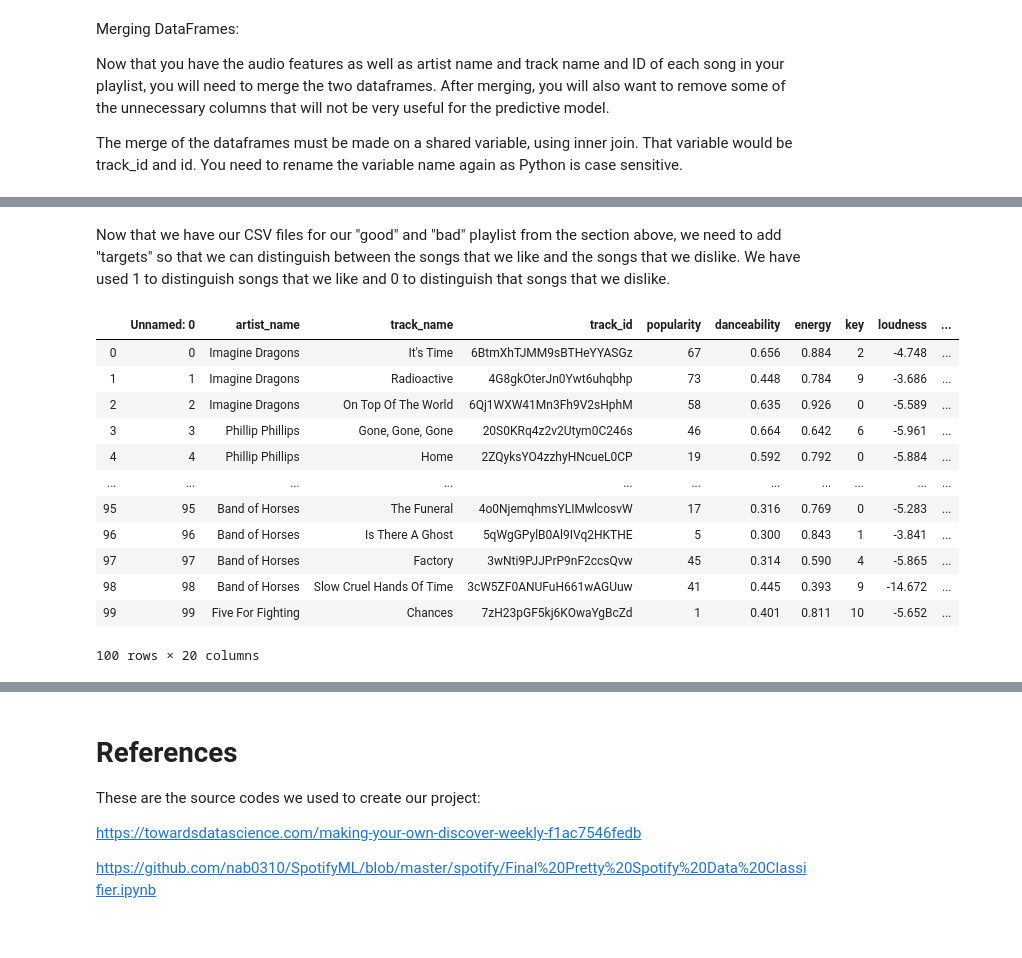
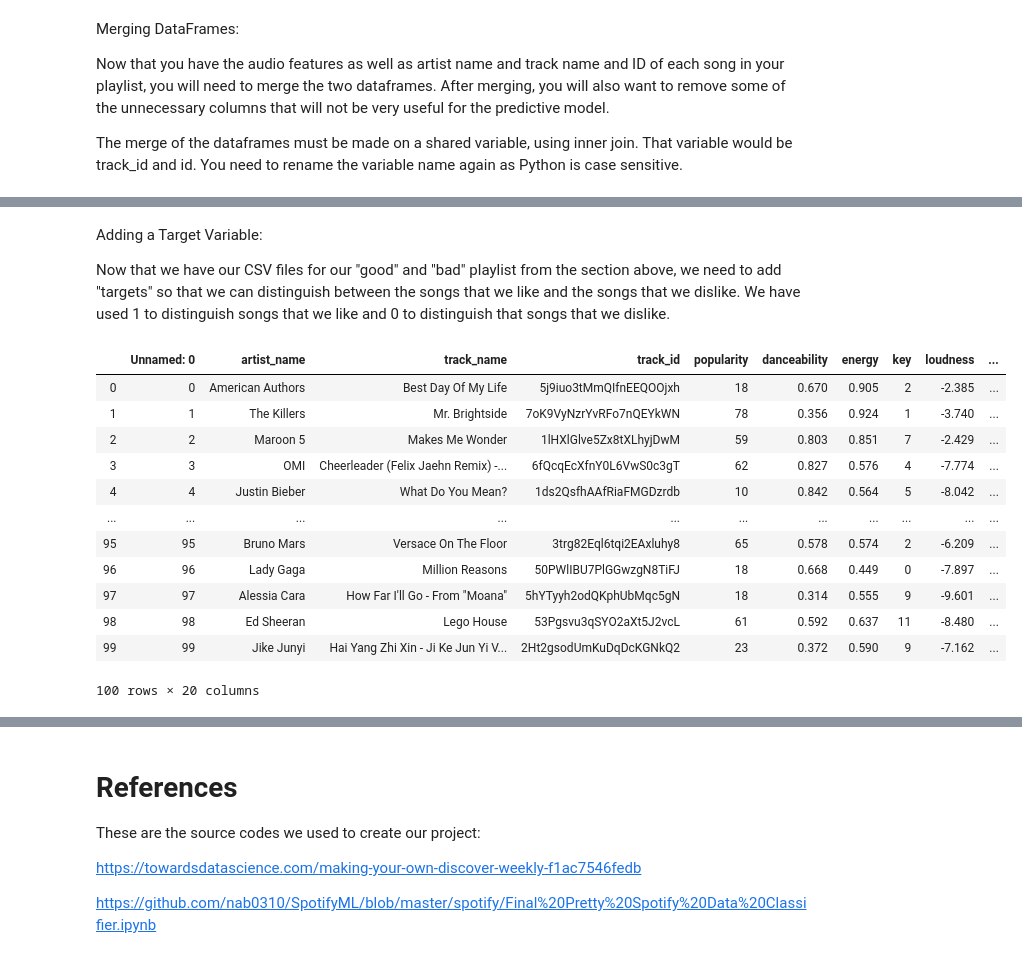
Before and after one commit to btjoajadi/Final_Python_Project, a Jupyter notebook: Spotify_Prediction.ipynb, the cells around one changed output, grey strips where cells are left out. Cells and saved outputs as stored; diff of their text form; code cells hidden in the pictures.

```diff
--- a/Spotify_Prediction.ipynb
+++ b/Spotify_Prediction.ipynb
@@ -121,29 +168,32 @@ In this section we will explore the characteristics of the two playlists and son
 # %% [markdown]
+Adding a Target Variable:
+
 Now that we have our CSV files for our "good" and "bad" playlist from the section above, we need to add "targets" so that we can distinguish between the songs that we like and the songs that we dislike. We have used 1 to distinguish songs that we like and 0 to distinguish that songs that we dislike.
 # %%
 def good_playlist(good_playlist_csv):
     """
     Making a new column in the data frame called 'Target' that classifies the songs you like as 1
     good: playlist of songs that you like
     """
     good = pd.read_csv(good_playlist_csv)
     target = 1
     good['target'] = target
     return good
-good_playlist('Jin_Spotify.csv')
+
+good_playlist('Good_Spotify.csv')
 # %% [output]
 |  | Unnamed: 0 | artist_name | track_name | track_id | popularity | danceability | energy | key | loudness | ... |
-| 0 | 0 | Imagine Dragons | It's Time | 6BtmXhTJMM9sBTHeYYASGz | 67 | 0.656 | 0.884 | 2 | -4.748 | ... |
-| 1 | 1 | Imagine Dragons | Radioactive | 4G8gkOterJn0Ywt6uhqbhp | 73 | 0.448 | 0.784 | 9 | -3.686 | ... |
-| 2 | 2 | Imagine Dragons | On Top Of The World | 6Qj1WXW41Mn3Fh9V2sHphM | 58 | 0.635 | 0.926 | 0 | -5.589 | ... |
-| 3 | 3 | Phillip Phillips | Gone, Gone, Gone | 20S0KRq4z2v2Utym0C246s | 46 | 0.664 | 0.642 | 6 | -5.961 | ... |
-| 4 | 4 | Phillip Phillips | Home | 2ZQyksYO4zzhyHNcueL0CP | 19 | 0.592 | 0.792 | 0 | -5.884 | ... |
+| 0 | 0 | American Authors | Best Day Of My Life | 5j9iuo3tMmQIfnEEQOOjxh | 18 | 0.670 | 0.905 | 2 | -2.385 | ... |
+| 1 | 1 | The Killers | Mr. Brightside | 7oK9VyNzrYvRFo7nQEYkWN | 78 | 0.356 | 0.924 | 1 | -3.740 | ... |
+| 2 | 2 | Maroon 5 | Makes Me Wonder | 1lHXlGlve5Zx8tXLhyjDwM | 59 | 0.803 | 0.851 | 7 | -2.429 | ... |
+| 3 | 3 | OMI | Cheerleader (Felix Jaehn Remix) -... | 6fQcqEcXfnY0L6VwS0c3gT | 62 | 0.827 | 0.576 | 4 | -7.774 | ... |
+| 4 | 4 | Justin Bieber | What Do You Mean? | 1ds2QsfhAAfRiaFMGDzrdb | 10 | 0.842 | 0.564 | 5 | -8.042 | ... |
 | ... | ... | ... | ... | ... | ... | ... | ... | ... | ... | ... |
-| 95 | 95 | Band of Horses | The Funeral | 4o0NjemqhmsYLIMwlcosvW | 17 | 0.316 | 0.769 | 0 | -5.283 | ... |
-| 96 | 96 | Band of Horses | Is There A Ghost | 5qWgGPylB0Al9IVq2HKTHE | 5 | 0.300 | 0.843 | 1 | -3.841 | ... |
-| 97 | 97 | Band of Horses | Factory | 3wNti9PJJPrP9nF2ccsQvw | 45 | 0.314 | 0.590 | 4 | -5.865 | ... |
-| 98 | 98 | Band of Horses | Slow Cruel Hands Of Time | 3cW5ZF0ANUFuH661wAGUuw | 41 | 0.445 | 0.393 | 9 | -14.672 | ... |
-| 99 | 99 | Five For Fighting | Chances | 7zH23pGF5kj6KOwaYgBcZd | 1 | 0.401 | 0.811 | 10 | -5.652 | ... |
+| 95 | 95 | Bruno Mars | Versace On The Floor | 3trg82Eql6tqi2EAxluhy8 | 65 | 0.578 | 0.574 | 2 | -6.209 | ... |
+| 96 | 96 | Lady Gaga | Million Reasons | 50PWlIBU7PlGGwzgN8TiFJ | 18 | 0.668 | 0.449 | 0 | -7.897 | ... |
+| 97 | 97 | Alessia Cara | How Far I'll Go - From "Moana" | 5hYTyyh2odQKphUbMqc5gN | 18 | 0.314 | 0.555 | 9 | -9.601 | ... |
+| 98 | 98 | Ed Sheeran | Lego House | 53Pgsvu3qSYO2aXt5J2vcL | 61 | 0.592 | 0.637 | 11 | -8.480 | ... |
+| 99 | 99 | Jike Junyi | Hai Yang Zhi Xin - Ji Ke Jun Yi V... | 2Ht2gsodUmKuDqDcKGNkQ2 | 23 | 0.372 | 0.590 | 9 | -7.162 | ... |
 100 rows × 20 columns
 # %%
 def bad_playlist(bad_playlist_csv):
```
Also changed, not shown: parts of 39 cells of this notebook, 1 other file.
